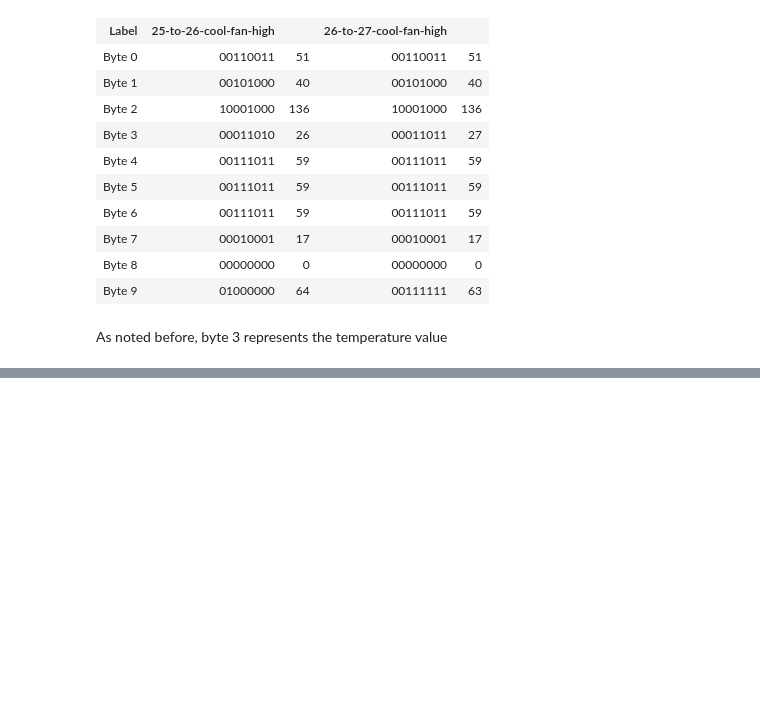
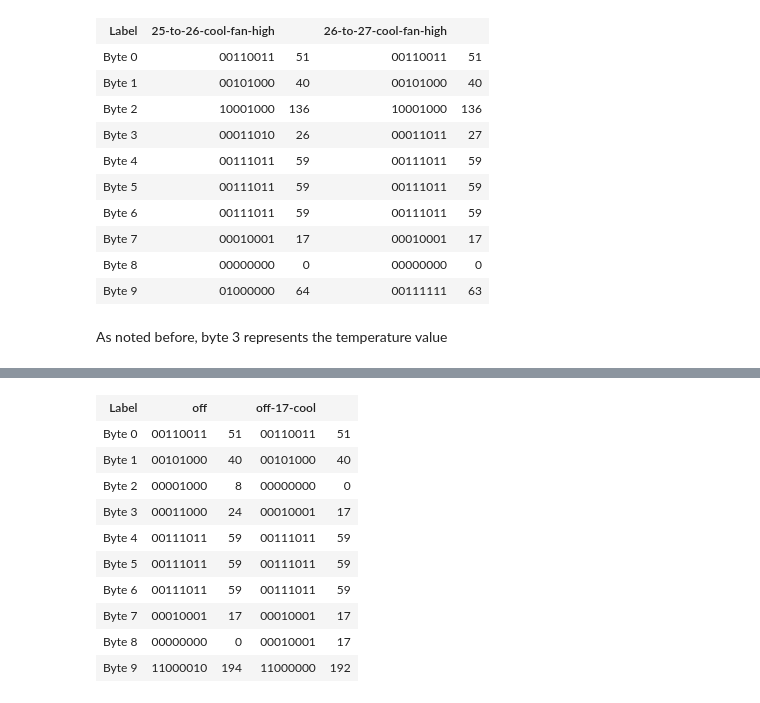
Before and after one commit to Shresht7/esphome-voltas-ac-climate-ir, a Jupyter notebook: protocol/notebook.ipynb, the cells around one changed output, grey strips where cells are left out. Saved outputs shown, nothing was run; the diff lists cells and outputs as text; code cells hidden in the pictures; blank space fills up the shorter version.

```diff
--- a/protocol/notebook.ipynb
+++ b/protocol/notebook.ipynb
@@ -515,0 +560,14 @@ As noted before, byte 3 represents the temperature value
+# %%
+diff('off', 'off-17-cool')
+# %% [output]
+| Label | off |  | off-17-cool |  |
+| Byte 0 | 00110011 | 51 | 00110011 | 51 |
+| Byte 1 | 00101000 | 40 | 00101000 | 40 |
+| Byte 2 | 00001000 | 8 | 00000000 | 0 |
+| Byte 3 | 00011000 | 24 | 00010001 | 17 |
+| Byte 4 | 00111011 | 59 | 00111011 | 59 |
+| Byte 5 | 00111011 | 59 | 00111011 | 59 |
+| Byte 6 | 00111011 | 59 | 00111011 | 59 |
+| Byte 7 | 00010001 | 17 | 00010001 | 17 |
+| Byte 8 | 00000000 | 0 | 00010001 | 17 |
+| Byte 9 | 11000010 | 194 | 11000000 | 192 |
```
Also changed, not shown: parts of 20 cells of this notebook.
